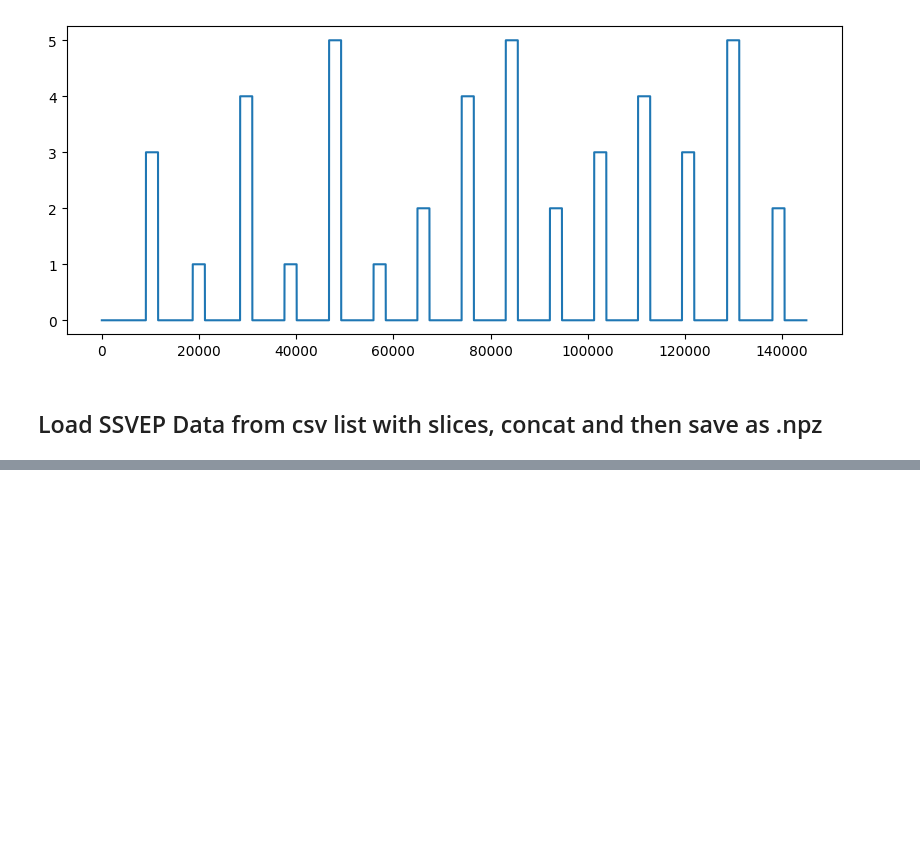
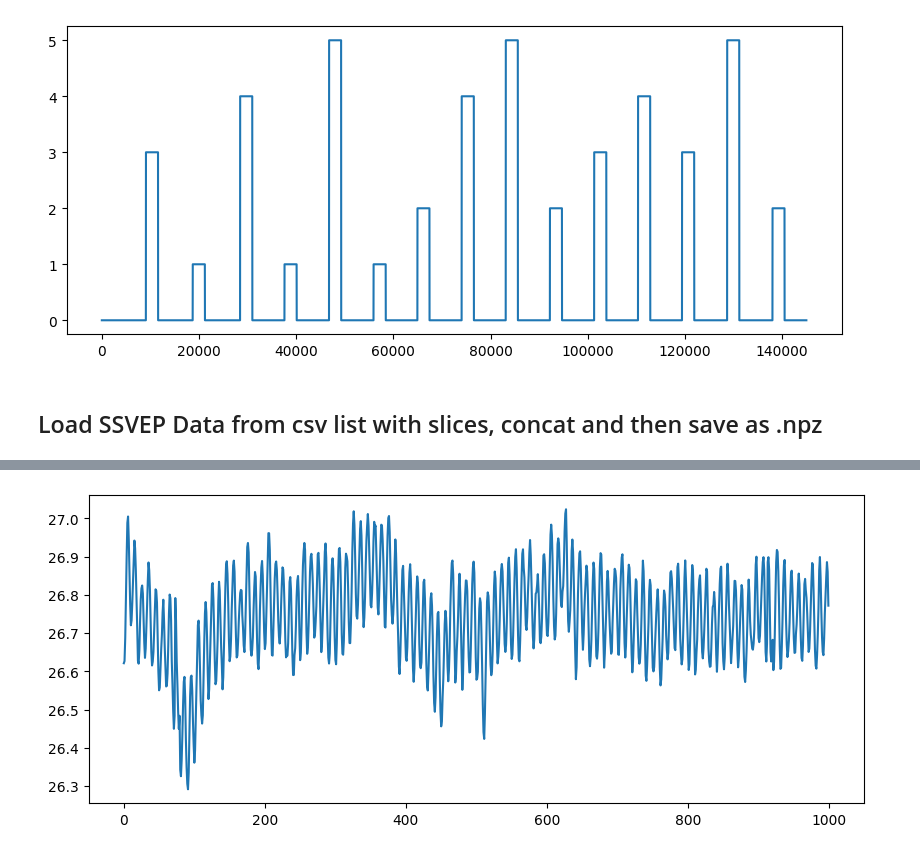
Before and after one commit to GeorgTenzing/EEG_Classification, a Jupyter notebook: Prepoc.ipynb, the cells around one changed output, grey strips where cells are left out. Cells and saved outputs as stored; diff of their text form; code cells hidden in the pictures; blank space fills up the shorter version.

```diff
--- a/Prepoc.ipynb
+++ b/Prepoc.ipynb
@@ -143,0 +130,19 @@ After: (array([0, 1, 2, 3, 4, 5]), array([344, 108,  96, 108, 108,  96]))
+# %%
+# data = np.load("numpy_datasets/processed_eeg_data_ssvep_filter.npz")
+data = np.load("numpy_datasets/processed_eeg_data_ssvep_nofilter.npz")
+X_all = data["X"]
+y_all = data["y"]
+
+plt.figure(figsize=(10,4))
+plt.plot(eeg_all[0,0:1000])  # first channel
+plt.show()
+
+# plt.figure(figsize=(10,4))
+# plt.plot(trigger_all)
+# plt.show()
+
+# plt.figure(figsize=(24,6))
+# plt.plot(y_all)
+# plt.show()
+# %% [output]
+[figure, added]
```
Also changed, not shown: parts of 2 cells of this notebook, 6 other files.
